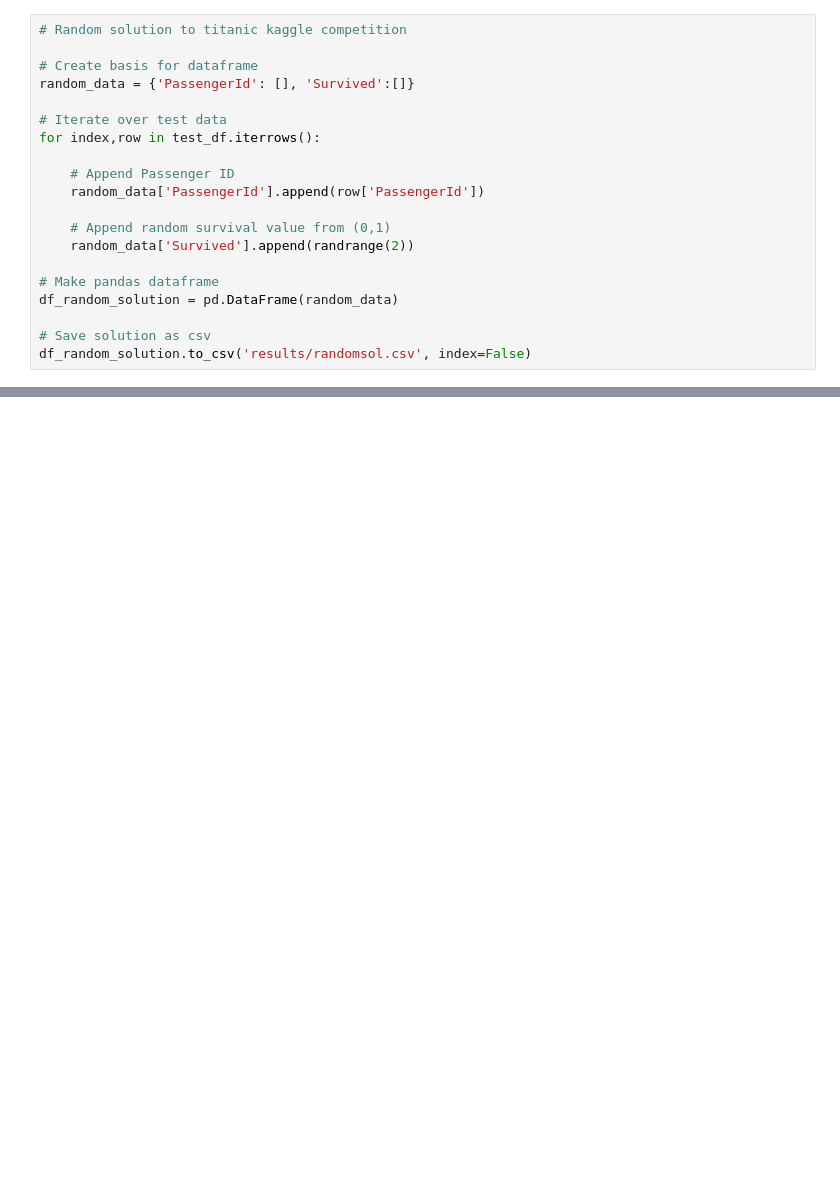
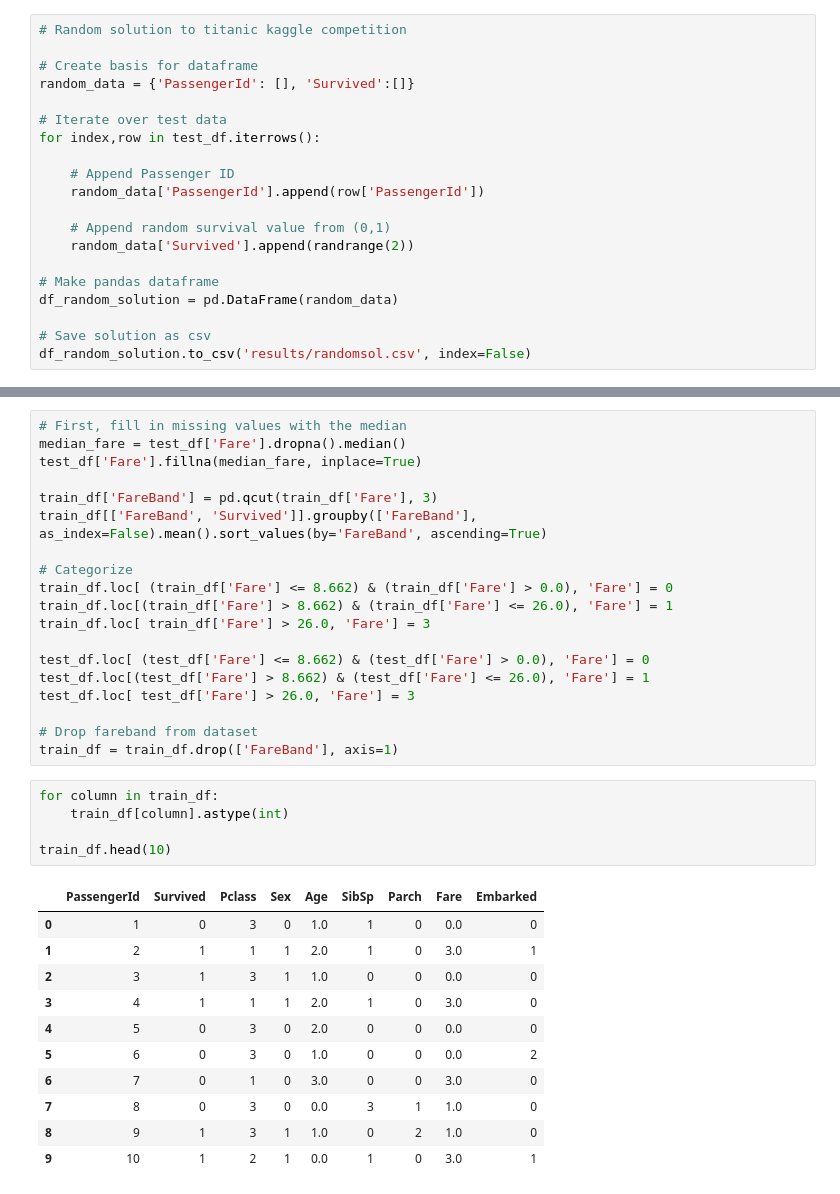
Before and after one commit to NatasjaWezel/DataMiningTechniques, a Jupyter notebook: assignment1_task2.ipynb, the cells around one changed output, grey strips where cells are left out. Saved outputs shown, nothing was run; the diff lists cells and outputs as text; blank space fills up the shorter version.

```diff
--- a/assignment1_task2.ipynb
+++ b/assignment1_task2.ipynb
@@ -281,3 +266,39 @@ train_df.head(10)
+# %%
+# First, fill in missing values with the median
+median_fare = test_df['Fare'].dropna().median()
+test_df['Fare'].fillna(median_fare, inplace=True)
+
+train_df['FareBand'] = pd.qcut(train_df['Fare'], 3)
+train_df[['FareBand', 'Survived']].groupby(['FareBand'], as_index=False).mean().sort_values(by='FareBand', ascending=True)
+
+# Categorize
+train_df.loc[ (train_df['Fare'] <= 8.662) & (train_df['Fare'] > 0.0), 'Fare'] = 0
+train_df.loc[(train_df['Fare'] > 8.662) & (train_df['Fare'] <= 26.0), 'Fare'] = 1
+train_df.loc[ train_df['Fare'] > 26.0, 'Fare'] = 3
+
+test_df.loc[ (test_df['Fare'] <= 8.662) & (test_df['Fare'] > 0.0), 'Fare'] = 0
+test_df.loc[(test_df['Fare'] > 8.662) & (test_df['Fare'] <= 26.0), 'Fare'] = 1
+test_df.loc[ test_df['Fare'] > 26.0, 'Fare'] = 3
+
+# Drop fareband from dataset
+train_df = train_df.drop(['FareBand'], axis=1)
+# %%
+for column in train_df:
+    train_df[column].astype(int)
+
+train_df.head(10)
+# %% [output]
+|  | PassengerId | Survived | Pclass | Sex | Age | SibSp | Parch | Fare | Embarked |
+| 0 | 1 | 0 | 3 | 0 | 1.0 | 1 | 0 | 0.0 | 0 |
+| 1 | 2 | 1 | 1 | 1 | 2.0 | 1 | 0 | 3.0 | 1 |
+| 2 | 3 | 1 | 3 | 1 | 1.0 | 0 | 0 | 0.0 | 0 |
+| 3 | 4 | 1 | 1 | 1 | 2.0 | 1 | 0 | 3.0 | 0 |
+| 4 | 5 | 0 | 3 | 0 | 2.0 | 0 | 0 | 0.0 | 0 |
+| 5 | 6 | 0 | 3 | 0 | 1.0 | 0 | 0 | 0.0 | 2 |
+| 6 | 7 | 0 | 1 | 0 | 3.0 | 0 | 0 | 3.0 | 0 |
+| 7 | 8 | 0 | 3 | 0 | 0.0 | 3 | 1 | 1.0 | 0 |
+| 8 | 9 | 1 | 3 | 1 | 1.0 | 0 | 2 | 1.0 | 0 |
+| 9 | 10 | 1 | 2 | 1 | 0.0 | 1 | 0 | 3.0 | 1 |
 # %%
 X_train = train_df.drop("Survived", axis=1).copy()
 X_train = X_train.drop("PassengerId", axis=1).copy()
```
Also changed, not shown: parts of 17 cells of this notebook, 1 other file.
